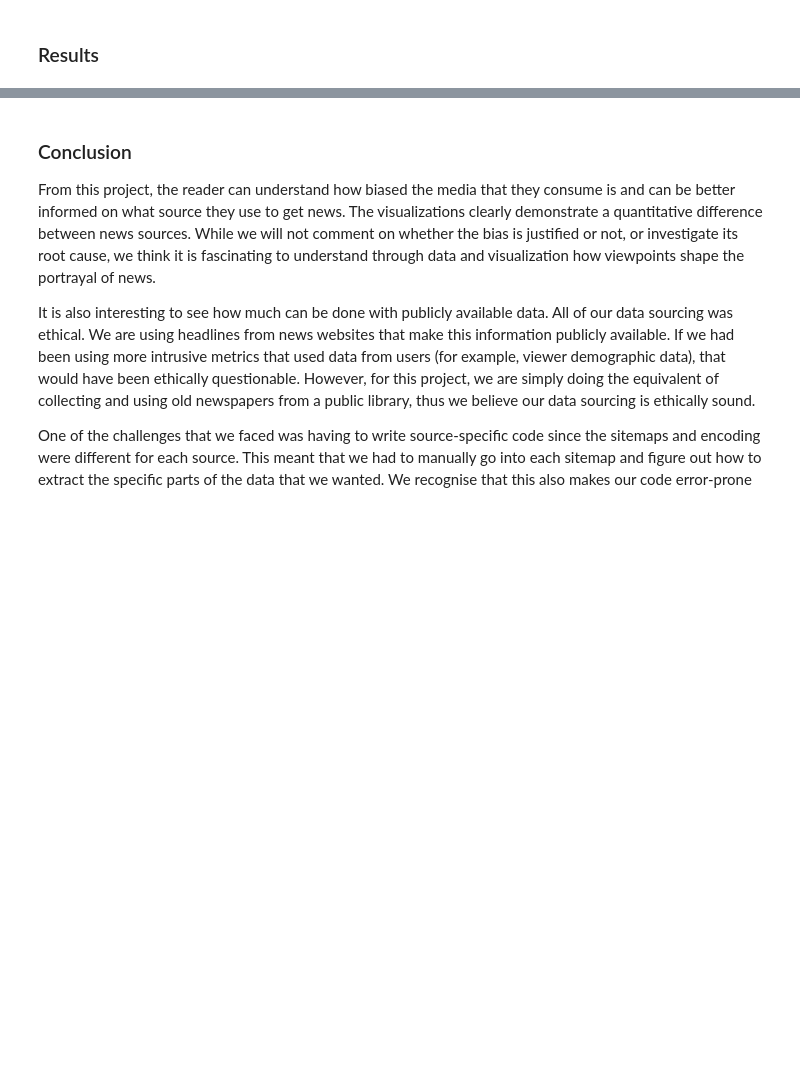
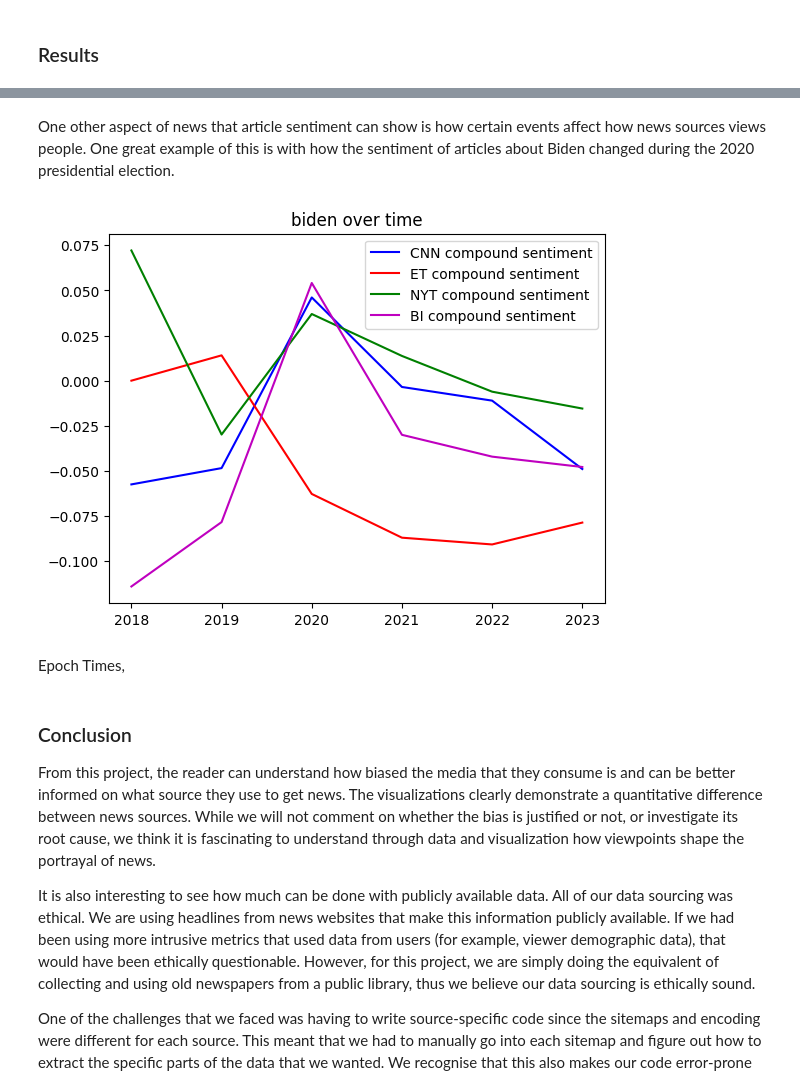
Before and after one commit to olincollege/HeadlineCorrelation, a Jupyter notebook: HeadlineCorrelation.ipynb, the cells around one changed output, grey strips where cells are left out. Drawn from its saved outputs; the diff is of its cells as text; code cells hidden in the pictures; blank space fills up the shorter version.

```diff
--- a/HeadlineCorrelation.ipynb
+++ b/HeadlineCorrelation.ipynb
@@ -92,3 +118,12 @@ From the results of the sentiment analysis, we were able to create the above vis
+# %% [markdown]
+One other aspect of news that article sentiment can show is how certain events affect how news sources views people. One great example of this is with how the sentiment of articles about Biden changed during the 2020 presidential election.
+# %%
+yearly_values = sentiment_functions.yearly_sentiment(2018,2023,'biden',dataframe2)
+sentiment_functions.yearly_graph(2018,2023,'biden',yearly_values)
+# %% [output]
+[figure, added]
+# %% [markdown]
+Epoch Times,
 # %% [markdown]
 ### Conclusion
 
```
Also changed, not shown: parts of 8 cells of this notebook, 1 other file.
